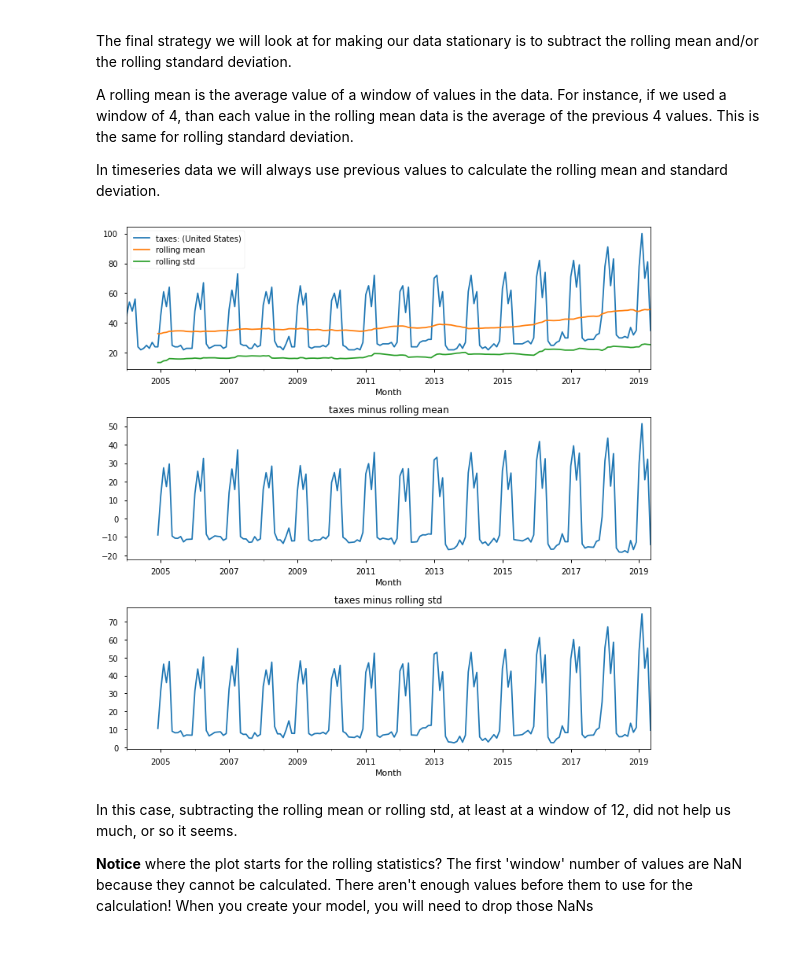
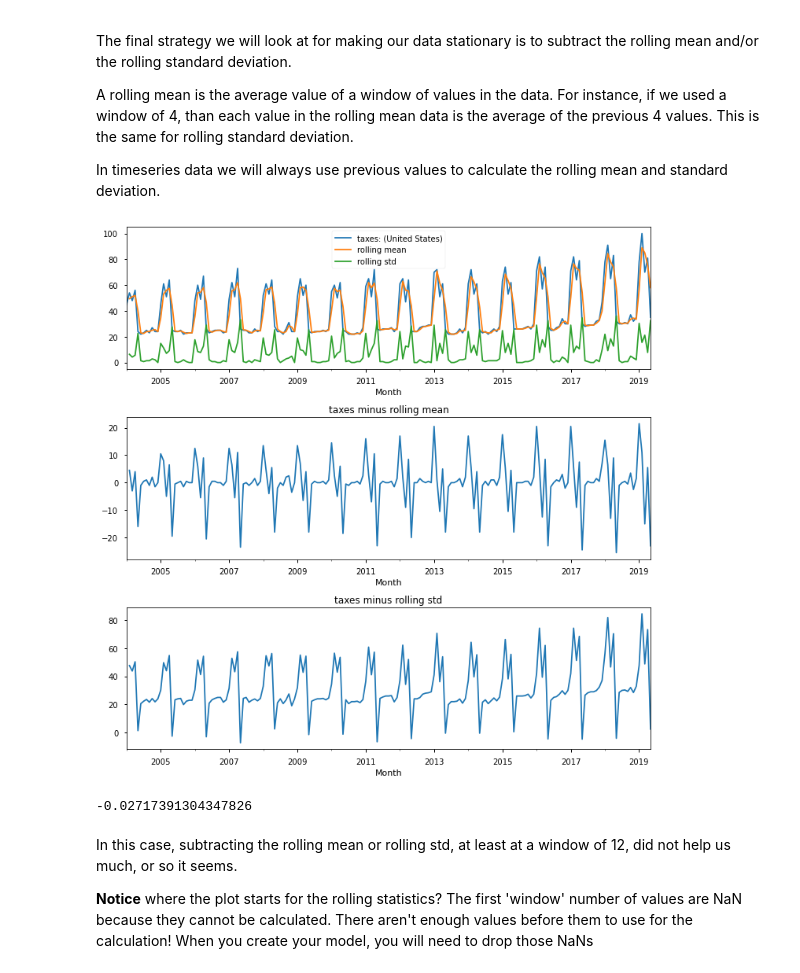
Before and after one commit to mnsaito/110920-pt-ds, a Jupyter notebook: phase_4/timeseries-data/index.ipynb, the cells around one changed output. Drawn from its saved outputs; the diff is of its cells as text; code cells hidden in the pictures.

```diff
--- a/phase_4/timeseries-data/index.ipynb
+++ b/phase_4/timeseries-data/index.ipynb
@@ -371,27 +410,31 @@ A rolling mean is the average value of a window of values in the data.  For inst
 
 In timeseries data we will always use previous values to calculate the rolling mean and standard deviation.
 # %%
-taxes_rolling_mean = taxes.rolling(window=12).mean()
-taxes_rolling_std = taxes.rolling(window=12).std()
+taxes_rolling_mean = taxes.rolling(window=2).mean()
+taxes_rolling_std = taxes.rolling(window=2).std()
 taxes_rolling_mean.columns = ['rolling mean']
 taxes_rolling_std.columns = ['rolling std']
 taxes_minus_rolling_mean = taxes.iloc[:,0] - taxes_rolling_mean.iloc[:,0]
 taxes_minus_rolling_std = taxes.iloc[:,0] - taxes_rolling_std.iloc[:,0]
 
 plt.figure(figsize=(10,10))
 
 ax = plt.subplot(311)
 ax2 = plt.subplot(312)
 ax3 = plt.subplot(313)
 
 taxes.plot(ax = ax)
 taxes_rolling_mean.plot(ax=ax)
 taxes_rolling_std.plot(ax=ax)
 taxes_minus_rolling_mean.plot(ax=ax2, title='taxes minus rolling mean')
 taxes_minus_rolling_std.plot(ax=ax3, title='taxes minus rolling std')
 plt.tight_layout()
 # %% [output]
-[figure, old version]
+[figure, new version]
+# %%
+taxes_minus_rolling_mean.mean()
+# %% [output]
+-0.02717391304347826
 # %% [markdown]
 In this case, subtracting the rolling mean or rolling std, at least at a window of 12, did not help us much, or so it seems.
 
```
Also changed, not shown: parts of 8 cells of this notebook, 6 other files.
